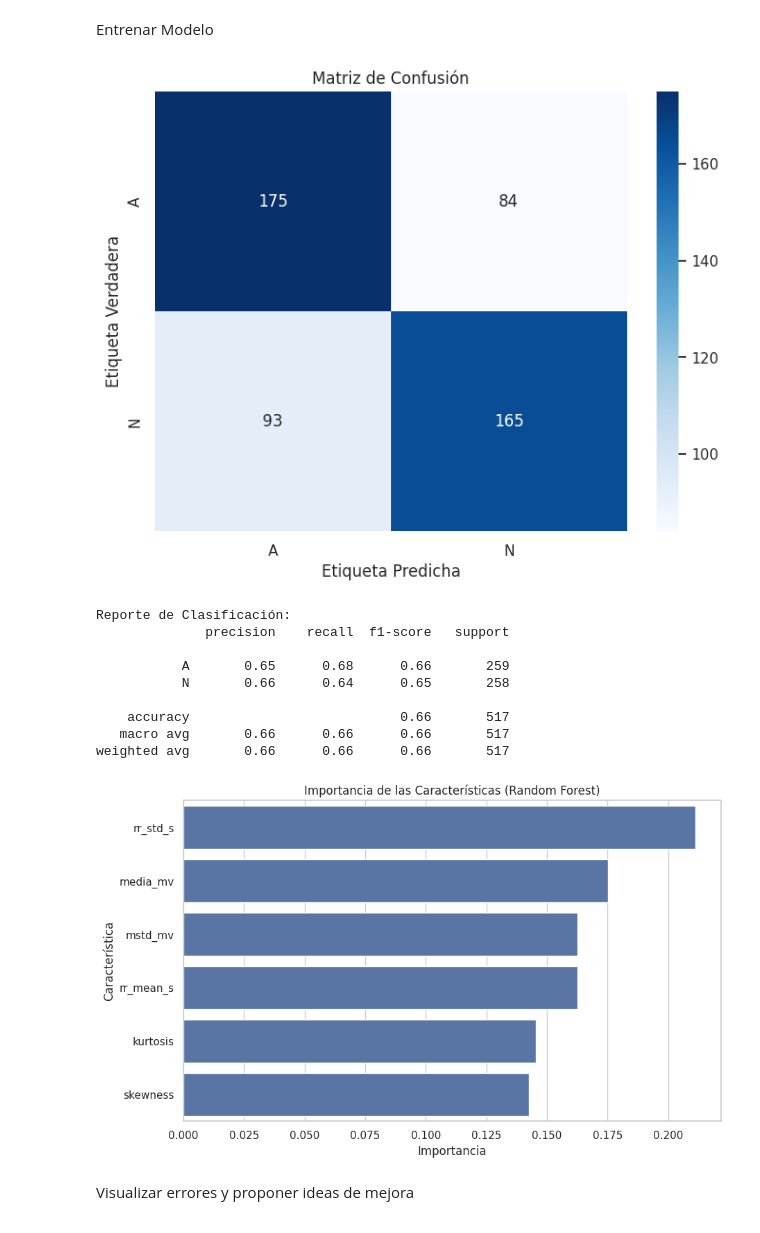
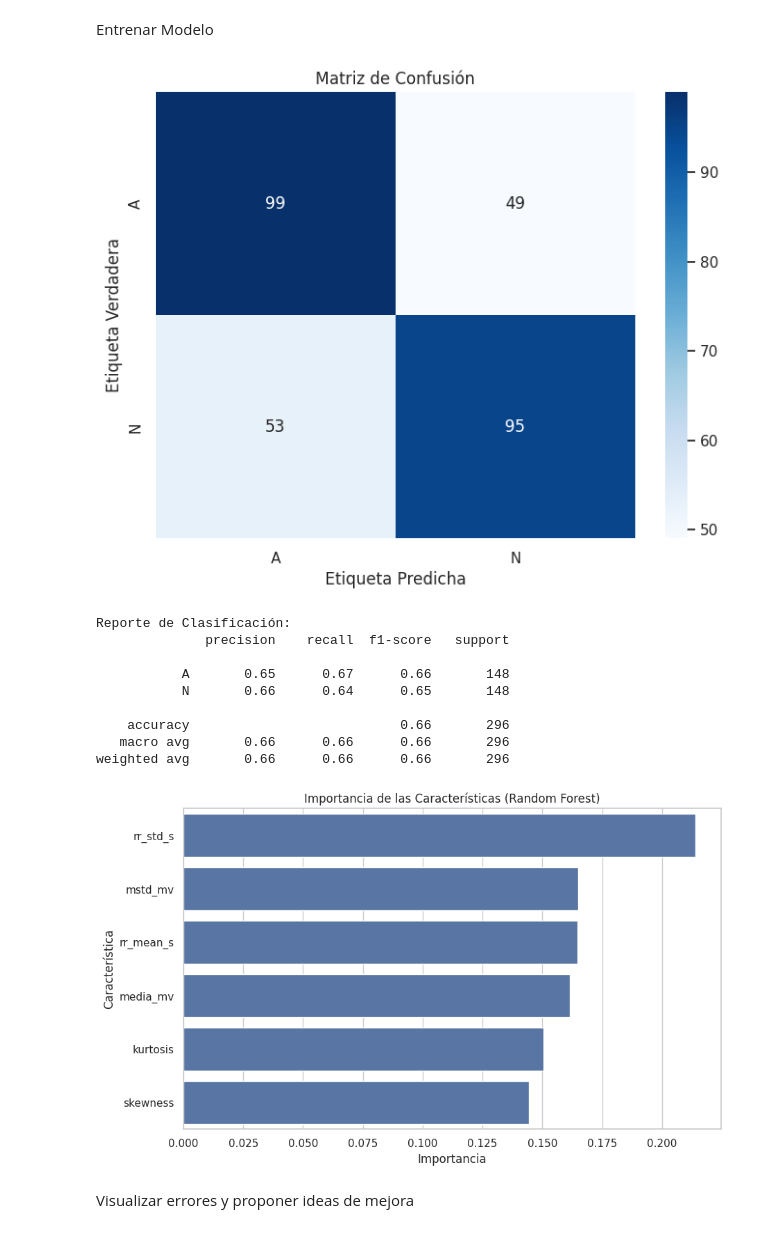
Before and after one commit to Macarena6MiMa/ProyectoML, a Jupyter notebook: ProyectoFinal.ipynb, the cells around one changed output. Cells and saved outputs as stored; diff of their text form; code cells hidden in the pictures.

```diff
--- a/ProyectoFinal.ipynb
+++ b/ProyectoFinal.ipynb
@@ -180,0 +131,38 @@ max     386.393539     0.692698     0.266554
+# %%
+# Guardar el DataFrame como CSV
+output_csv_path = 'ecg_features.csv'
+df_features.to_csv(output_csv_path, index=False)
+
+# Cargar el CSV (si no está ya cargado en df_features)
+df_features = pd.read_csv('ecg_features.csv') # Uncomment this line if you are running this cell independently
+
+# Separar por clase
+df_n = df_features[df_features['clase'] == 'N']
+df_a = df_features[df_features['clase'] == 'A']
+
+# Seleccionar 700 registros de cada clase aleatoriamente
+n_samples = 738
+
+if len(df_n) < n_samples or len(df_a) < n_samples:
+    print(f"No hay suficientes registros de clase N ({len(df_n)}) o A ({len(df_a)}) para seleccionar {n_samples} de cada uno.")
+else:
+    df_n_sample = df_n.sample(n=n_samples, random_state=42).reset_index(drop=True)
+    df_a_sample = df_a.sample(n=n_samples, random_state=42).reset_index(drop=True)
+
+    # Concatenar los DataFrames muestreados
+    df_sampled = pd.concat([df_n_sample, df_a_sample], ignore_index=True)
+
+    # Desordenar los registros
+    df_selected = df_sampled.sample(frac=1, random_state=42).reset_index(drop=True)
+
+    # Mostrar resumen estadístico
+    print("Resumen estadístico de los 1400 registros seleccionados:")
+    print(df_selected.describe())
+
+    # Opcional: Mostrar las primeras filas para verificar
+    print("\nPrimeras 5 filas del DataFrame muestreado y desordenado:")
+    print(df_selected.head(20))
+
+    # Opcional: Verificar el balance de clases en la muestra
+    print("\Conteo de clases en la muestra:")
+    print(df_selected['clase'].value_counts())
@@ -319,52 +407,52 @@ X_filtered = df_selected[features]
 y_filtered = df_selected['clase']
 
 # Dividir los datos en conjuntos de entrenamiento y prueba
-X_train, X_test, y_train, y_test = train_test_split(X_filtered, y_filtered, test_size=0.35, random_state=42, stratify=y_filtered) # stratify ayuda con desbalance de clases
+X_train, X_test, y_train, y_test = train_test_split(X_filtered, y_filtered, test_size=0.20, random_state=42, stratify=y_filtered) # stratify ayuda con desbalance de clases
 
 # Entrenar el modelo de Random Forest
-model = RandomForestClassifier(n_estimators=350)
+model = RandomForestClassifier(n_estimators=250)
 model.fit(X_train, y_train)
 
 # Realizar predicciones en el conjunto de prueba
 y_pred = model.predict(X_test)
 
 # Evaluar el modelo con la matriz de confusión
 cm = confusion_matrix(y_test, y_pred)
 
 # Visualizar la matriz de confusión
 plt.figure(figsize=(8, 6))
 sns.heatmap(cm, annot=True, fmt='d', cmap='Blues', xticklabels=['A', 'N'], yticklabels=['A', 'N'])
 plt.title('Matriz de Confusión')
 plt.xlabel('Etiqueta Predicha')
 plt.ylabel('Etiqueta Verdadera')
 plt.show()
 
 # Mostrar reporte de clasificación
 print("\nReporte de Clasificación:")
 print(classification_report(y_test, y_pred))
 # Obtener la importancia de las características del modelo entrenado
 feature_importances = pd.Series(model.feature_importances_, index=features).sort_values(ascending=False)
 
 
 # Visualizar la importancia de las características
 plt.figure(figsize=(10, 6))
 sns.barplot(x=feature_importances, y=feature_importances.index)
 plt.title('Importancia de las Características (Random Forest)')
 plt.xlabel('Importancia')
 plt.ylabel('Característica')
 plt.show()
 # %% [output]
-[figure, old version]
+[figure, new version]
 Reporte de Clasificación:
               precision    recall  f1-score   support
 
-           A       0.65      0.68      0.66       259
-           N       0.66      0.64      0.65       258
+           A       0.65      0.67      0.66       148
+           N       0.66      0.64      0.65       148
 
-    accuracy                           0.66       517
-   macro avg       0.66      0.66      0.66       517
-weighted avg       0.66      0.66      0.66       517
+    accuracy                           0.66       296
+   macro avg       0.66      0.66      0.66       296
+weighted avg       0.66      0.66      0.66       296
-[figure, old version]
+[figure, new version]
 # %% [markdown]
 Visualizar	errores	y	proponer	ideas	de	mejora
 # %% [markdown]
```
Also changed, not shown: parts of 9 cells of this notebook.
